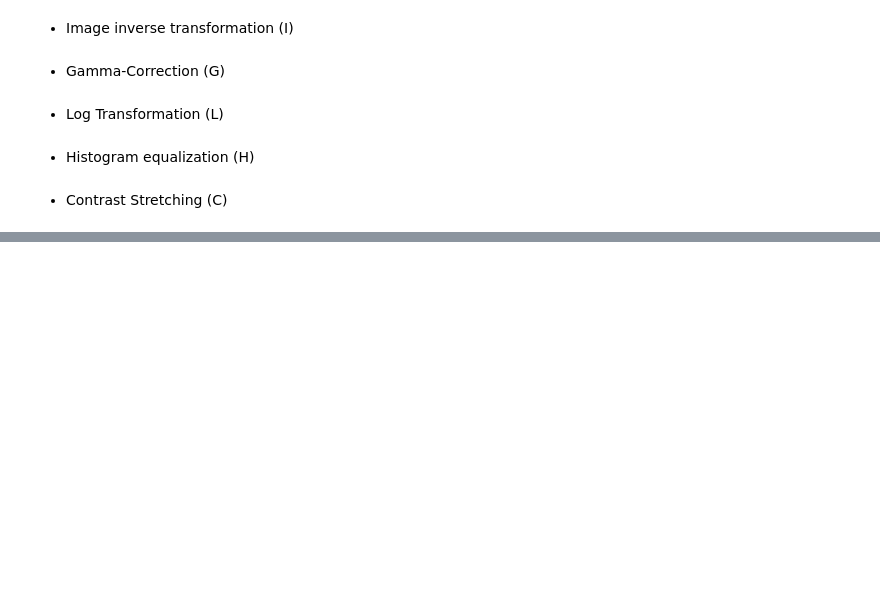
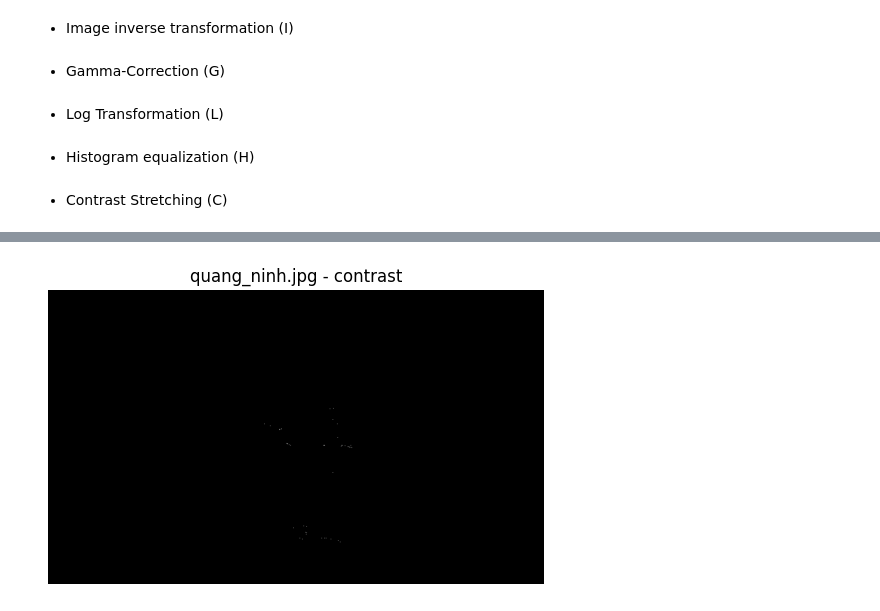
Before and after one commit to Taibbuii/PROJECT_UNI, a Jupyter notebook: Lab2/lab2-207CT58588-BuiHuuTai.ipynb, the cells around one changed output, grey strips where cells are left out. Saved outputs shown, nothing was run; the diff lists cells and outputs as text; code cells hidden in the pictures; blank space fills up the shorter version.

```diff
--- a/Lab2/lab2-207CT58588-BuiHuuTai.ipynb
+++ b/Lab2/lab2-207CT58588-BuiHuuTai.ipynb
@@ -1,3 +69,9 @@
+# %%
+from PIL import Image
+import numpy as np
+img = Image.open('bird.png')
+img = Image.open('balloons_noisy.png')
+img.show()
 # %% [markdown]
 # 1. Viết chương trình tạo menu cho phép người dùng chọn các phương pháp biến đổi ảnh như sau:
 # %% [markdown]
@@ -36,0 +87,78 @@ plt.show()
+# %%
+import os
+import numpy as np
+from PIL import Image
+import matplotlib.pyplot as plt
+
+input_folder = 'exercise'
+output_folder = 'output'
+os.makedirs(output_folder, exist_ok=True)
+
+image_list = ['quang_ninh.jpg', 'pagoda.jpg', 'ha-long-bay-in-vietnam.jpg']
+
+def inverse_transform(img_arr):
+    return 255 - img_arr
+
+def gamma_correction(img_arr, gamma=0.5):
+    img_float = img_arr.astype(float)
+    normalized = img_float / np.max(img_float)
+    gamma_corrected = np.power(normalized, gamma) * 255
+    return gamma_corrected.astype(np.uint8)
+
+def log_transform(img_arr):
+    img_float = img_arr.astype(float)
+    c = 255 / np.log(1 + np.max(img_float))
+    log_img = c * np.log(1 + img_float)
+    return log_img.astype(np.uint8)
+
+def histogram_equalization(img_arr):
+    hist, bins = np.histogram(img_arr.flatten(), 256, [0, 256])
+    cdf = hist.cumsum()
+    cdf_m = np.ma.masked_equal(cdf, 0)
+    cdf_m = (cdf_m - cdf_m.min()) * 255 / (cdf_m.max() - cdf_m.min())
+    cdf = np.ma.filled(cdf_m, 0).astype('uint8')
+    img_eq = cdf[img_arr.flatten()]
+    return img_eq.reshape(img_arr.shape)
+
+def contrast_stretching(img_arr):
+    a = np.min(img_arr)
+    b = np.max(img_arr)
+    stretched = (img_arr - a) * 255 / (b - a)
+    return stretched.astype(np.uint8)
+
+def process_images(choice):
+    for filename in image_list:
+        filepath = os.path.join(input_folder, filename)
+        img = Image.open(filepath).convert('L')
+        img_arr = np.asarray(img)
+
+        if choice == 'I':
+            result = inverse_transform(img_arr)
+            method = "inverse"
+        elif choice == 'G':
+            result = gamma_correction(img_arr)
+            method = "gamma"
+        elif choice == 'L':
+            result = log_transform(img_arr)
+            method = "log"
+        elif choice == 'H':
+            result = histogram_equalization(img_arr)
+            method = "hist_eq"
+        elif choice == 'C':
+            result = contrast_stretching(img_arr)
+            method = "contrast"
+        else:
+            print("❌ Lựa chọn không hợp lệ.")
+            return
+
+        output_path = os.path.join(output_folder, f"{os.path.splitext(filename)[0]}_{method}.png")
+        Image.fromarray(result).save(output_path)
+
+        plt.figure()
+        plt.title(f"{filename} - {method}")
+        plt.imshow(result, cmap='gray')
+        plt.axis('off')
+        plt.show()
+process_images('C')
+# %% [output]
+[figure, added]
```
Also changed, not shown: parts of 10 cells of this notebook, 39 other files.
